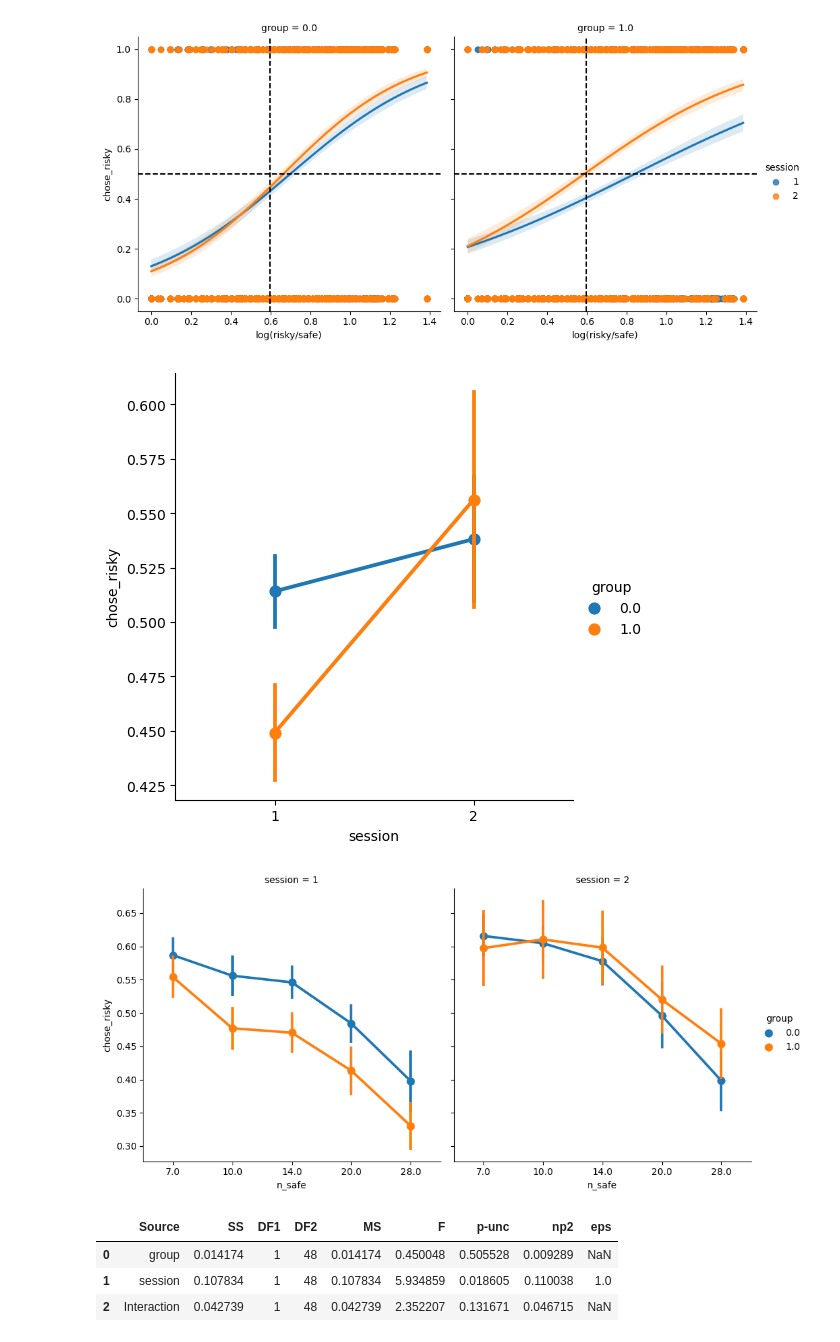
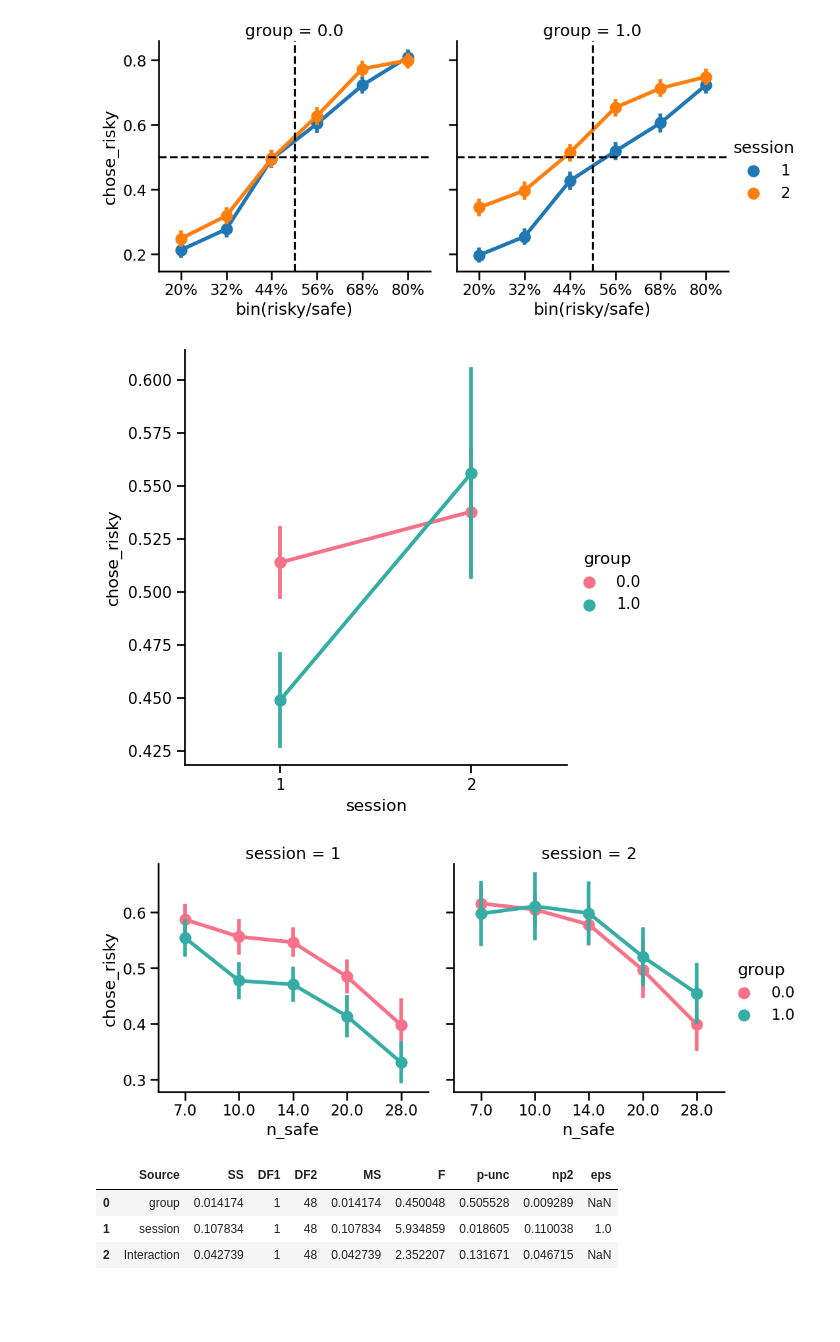
Before and after one commit to Gilles86/stress_risk, a Jupyter notebook: stress_risk/behavior/plot_rawData.ipynb, the cells around one changed output. Cells and saved outputs as stored; diff of their text form; code cells hidden in the pictures; blank space fills up the shorter version.

```diff
--- a/stress_risk/behavior/plot_rawData.ipynb
+++ b/stress_risk/behavior/plot_rawData.ipynb
@@ -7,0 +43,11 @@ df = get_data()
+# %%
+sns.set_context('talk')
+# fac = sns.lmplot(x=x, y='chose_risky', data=df.reset_index(), logistic=True, col='group',hue='session') # 'risky_first'
+
+df = df.sort_values('bin(risky/safe)')
+fac = sns.catplot(x=x, y='chose_risky', data=df.reset_index(), hue='group',col='session', kind='point',
+errorbar='se', palette=sns.color_palette()[2:]) # 'risky_first'
+
+for ax in fac.axes.ravel():
+    ax.axhline(.5, c='k', ls='--')
+    ax.axvline(2.5, c='k', ls='--')
@@ -8,8 +56,13 @@ df = get_data()
 # %%
-fac = sns.lmplot(x='log(risky/safe)', y='chose_risky', data=df.reset_index(), logistic=True, col='group',hue='session')
+sns.set_context('talk')
+# fac = sns.lmplot(x=x, y='chose_risky', data=df.reset_index(), logistic=True, col='group',hue='session') # 'risky_first'
+
+df = df.sort_values('bin(risky/safe)')
+fac = sns.catplot(x=x, y='chose_risky', data=df.reset_index(), col='group',hue='session', kind='point',
+errorbar='se') # 'risky_first'
 
 for ax in fac.axes.ravel():
     ax.axhline(.5, c='k', ls='--')
-    ax.axvline(np.log(1/.55), c='k', ls='--')
+    ax.axvline(2.5, c='k', ls='--')
 # %% [output]
-[figure, old version]
+[figure, new version]
@@ -16,15 +74,15 @@ for ax in fac.axes.ravel():
 # %%
 tmp = df.groupby(['subject', 'group', 'session']).mean()
 
-fac = sns.catplot(y='chose_risky', data=tmp.reset_index(), x='session', hue='group', kind='point', errorbar='se')
+fac = sns.catplot(y='chose_risky', data=tmp.reset_index(), x='session', hue='group', kind='point', errorbar='se', palette = 'husl')
 # %% [output]
-[figure, old version]
+[figure, new version]
 # %%
 tmp = df.groupby(['subject', 'group', 'session', 'n_safe']).mean()
 
-fac = sns.catplot(y='chose_risky', data=tmp.reset_index(), x='n_safe', hue='group', col='session', kind='point', errorbar='se')
+fac = sns.catplot(y='chose_risky', data=tmp.reset_index(), x='n_safe', hue='group', col='session', kind='point', errorbar='se',palette='husl')
 # %% [output]
-[figure, old version]
+[figure, new version]
 # %%
 pingouin.mixed_anova(tmp.reset_index(), dv='chose_risky', within='session',
 between='group', subject='subject')
```
Also changed, not shown: parts of 6 cells of this notebook, 16 other files.
